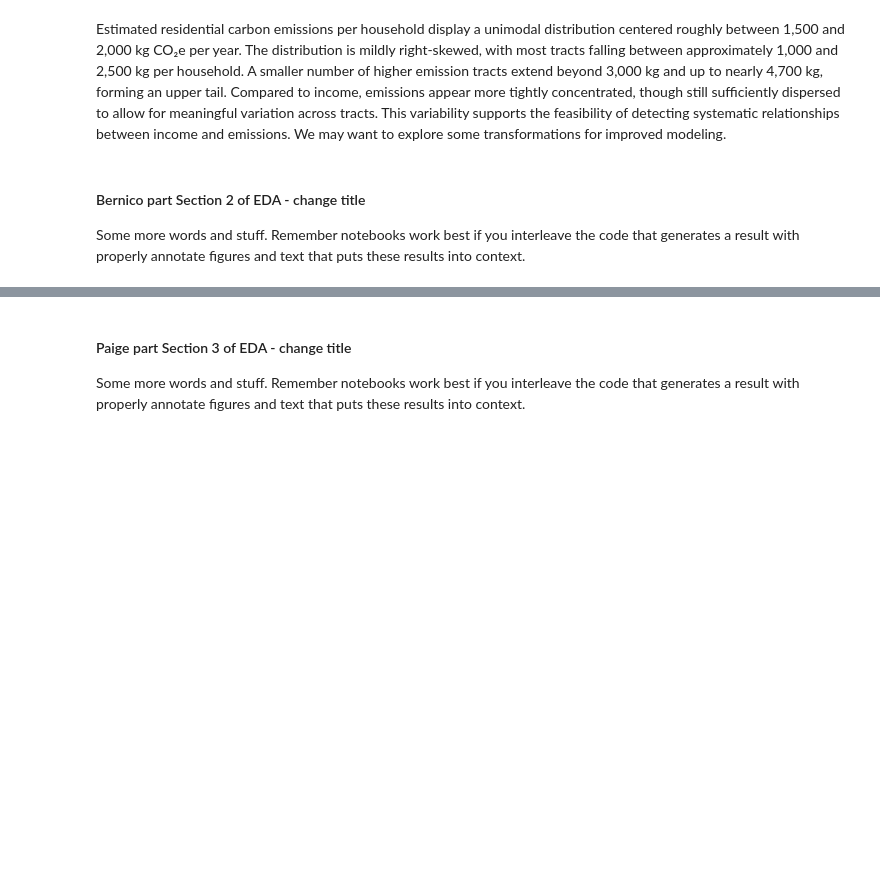
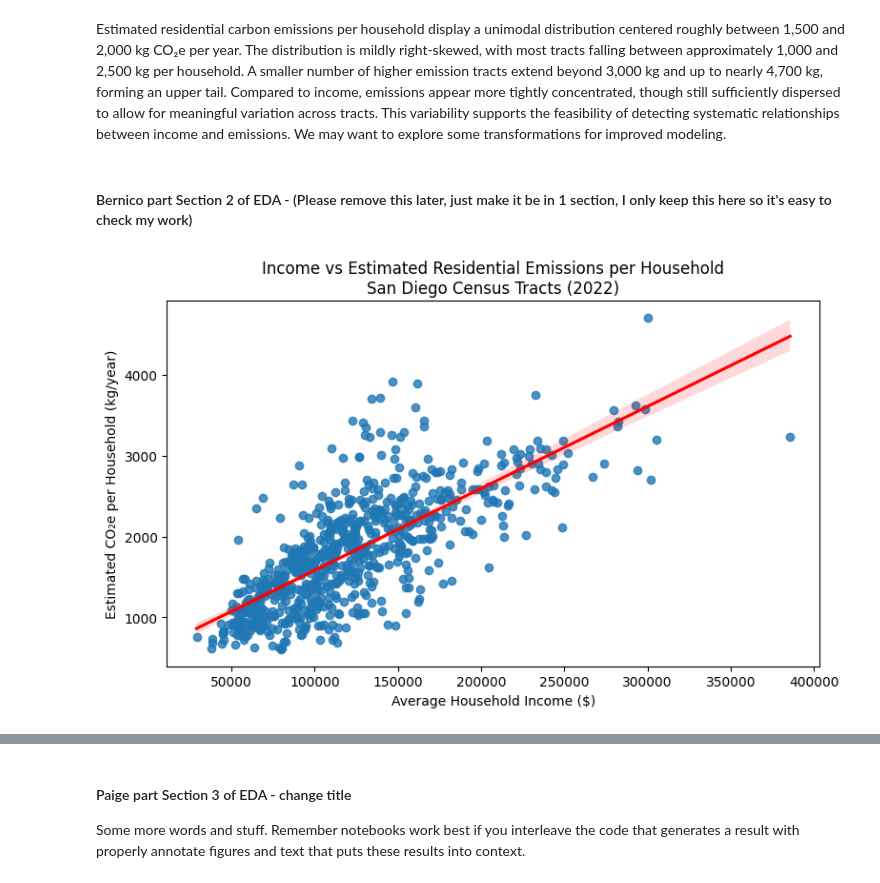
Before and after one commit to 4am1r/Group087_WI26, a Jupyter notebook: 02-EDACheckpoint.ipynb, the cells around one changed output, grey strips where cells are left out. Saved outputs shown, nothing was run; the diff lists cells and outputs as text; code cells hidden in the pictures; blank space fills up the shorter version.

```diff
--- a/02-EDACheckpoint.ipynb
+++ b/02-EDACheckpoint.ipynb
@@ -483,6 +499,2 @@ plt.show()
 # %% [markdown]
 Estimated residential carbon emissions per household display a unimodal distribution centered roughly between 1,500 and 2,000 kg CO₂e per year. The distribution is mildly right-skewed, with most tracts falling between approximately 1,000 and 2,500 kg per household. A smaller number of higher emission tracts extend beyond 3,000 kg and up to nearly 4,700 kg, forming an upper tail. Compared to income, emissions appear more tightly concentrated, though still sufficiently dispersed to allow for meaningful variation across tracts. This variability supports the feasibility of detecting systematic relationships between income and emissions. We may want to explore some transformations for improved modeling.
-# %% [markdown]
-#### Bernico part Section 2 of EDA - change title
-
-Some more words and stuff.  Remember notebooks work best if you interleave the code that generates a result with properly annotate figures and text that puts these results into context.
@@ -490,0 +501,19 @@ Some more words and stuff.  Remember notebooks work best if you interleave the c
+# %% [markdown]
+#### Bernico part Section 2 of EDA - (Please remove this later, just make it be in 1 section, I only keep this here so it's easy to check my work)
+# %%
+plt.figure(figsize=(8,5))
+
+sns.regplot(
+    data=df_sd_clean,
+    x="income_per_hh",
+    y="co2e_per_hh_kg",
+    line_kws={"color":"red"}
+    )
+
+plt.title("Income vs Estimated Residential Emissions per Household\nSan Diego Census Tracts (2022)")
+plt.xlabel("Average Household Income ($)")
+plt.ylabel("Estimated CO₂e per Household (kg/year)")
+plt.tight_layout()
+plt.show()
+# %% [output]
+[figure, added]
```
Also changed, not shown: parts of 10 cells of this notebook.
